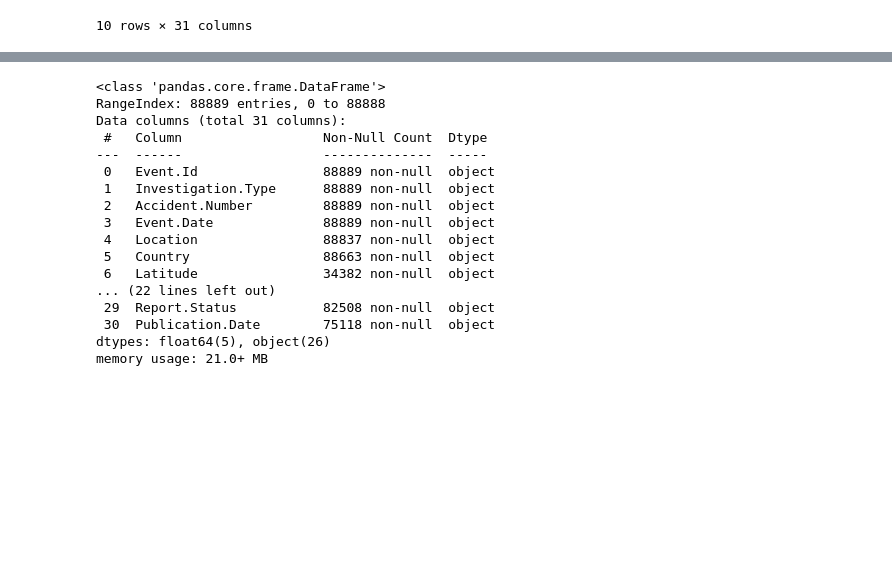
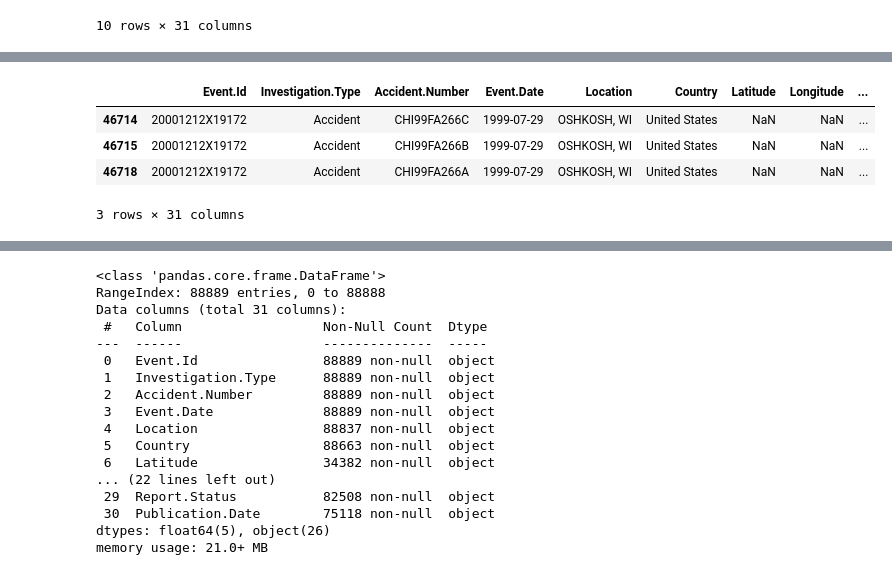
Before and after one commit to ckucewicz/aircraft_safety_project, a Jupyter notebook: aircraft-exploratory-analysis.ipynb, the cells around one changed output, grey strips where cells are left out. Drawn from its saved outputs; the diff is of its cells as text; code cells hidden in the pictures; blank space fills up the shorter version.

```diff
--- a/aircraft-exploratory-analysis.ipynb
+++ b/aircraft-exploratory-analysis.ipynb
@@ -47,0 +76,8 @@ df.head(10)
+# %%
+df[df['Event.Id'] == '20001212X19172']
+# %% [output]
+|  | Event.Id | Investigation.Type | Accident.Number | Event.Date | Location | Country | Latitude | Longitude | ... |
+| 46714 | 20001212X19172 | Accident | CHI99FA266C | 1999-07-29 | OSHKOSH, WI | United States | NaN | NaN | ... |
+| 46715 | 20001212X19172 | Accident | CHI99FA266B | 1999-07-29 | OSHKOSH, WI | United States | NaN | NaN | ... |
+| 46718 | 20001212X19172 | Accident | CHI99FA266A | 1999-07-29 | OSHKOSH, WI | United States | NaN | NaN | ... |
+3 rows × 31 columns
```
Also changed, not shown: parts of 14 cells of this notebook, 2 other files.
